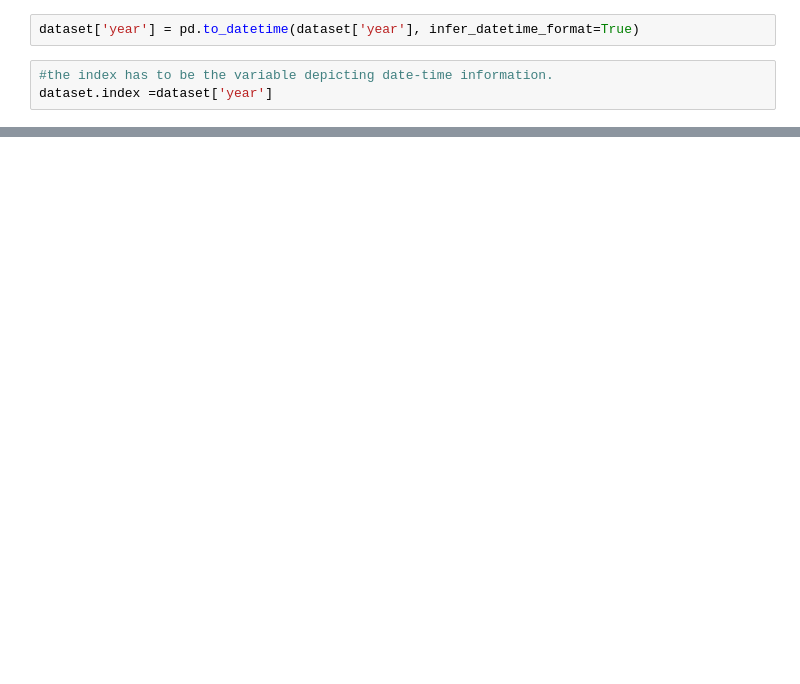
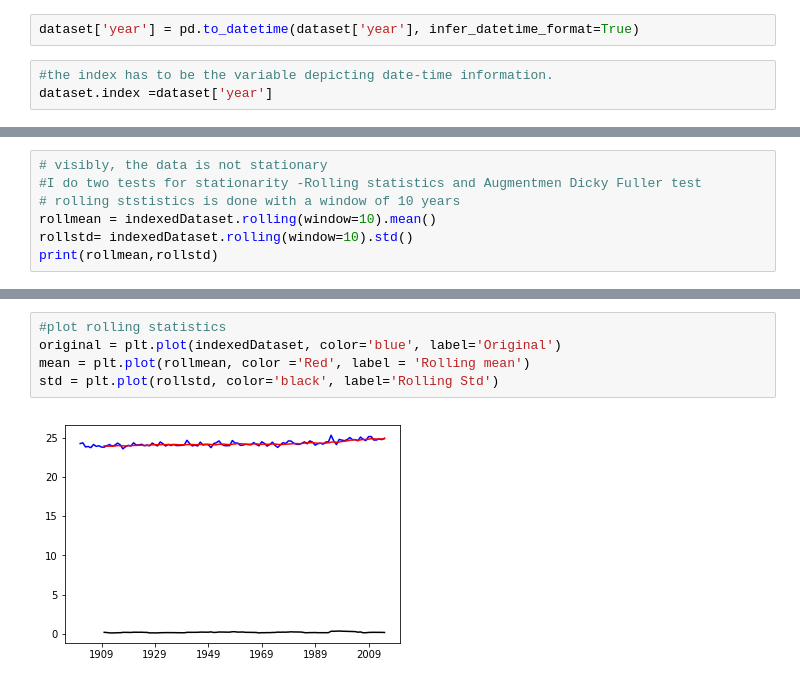
Before and after one commit to chandrabali/TimeSeriesForecastTemperature, a Jupyter notebook: TimeSeriesAnalysis.ipynb, the cells around one changed output, grey strips where cells are left out. Saved outputs shown, nothing was run; the diff lists cells and outputs as text; blank space fills up the shorter version.

```diff
--- a/TimeSeriesAnalysis.ipynb
+++ b/TimeSeriesAnalysis.ipynb
@@ -100,0 +83,7 @@ DatetimeIndex(['1901-01-01', '1902-01-01', '1903-01-01', '1904-01-01',
+# %%
+# visibly, the data is not stationary
+#I do two tests for stationarity -Rolling statistics and Augmentmen Dicky Fuller test
+# rolling ststistics is done with a window of 10 years
+rollmean = indexedDataset.rolling(window=10).mean()
+rollstd= indexedDataset.rolling(window=10).std()
+print(rollmean,rollstd)
@@ -100,0 +108,7 @@ DatetimeIndex(['1901-01-01', '1902-01-01', '1903-01-01', '1904-01-01',
+# %%
+#plot rolling statistics
+original = plt.plot(indexedDataset, color='blue', label='Original')
+mean = plt.plot(rollmean, color ='Red', label = 'Rolling mean')
+std = plt.plot(rollstd, color='black', label='Rolling Std')
+# %% [output]
+[figure, added]
```
Also changed, not shown: parts of 20 cells of this notebook.
